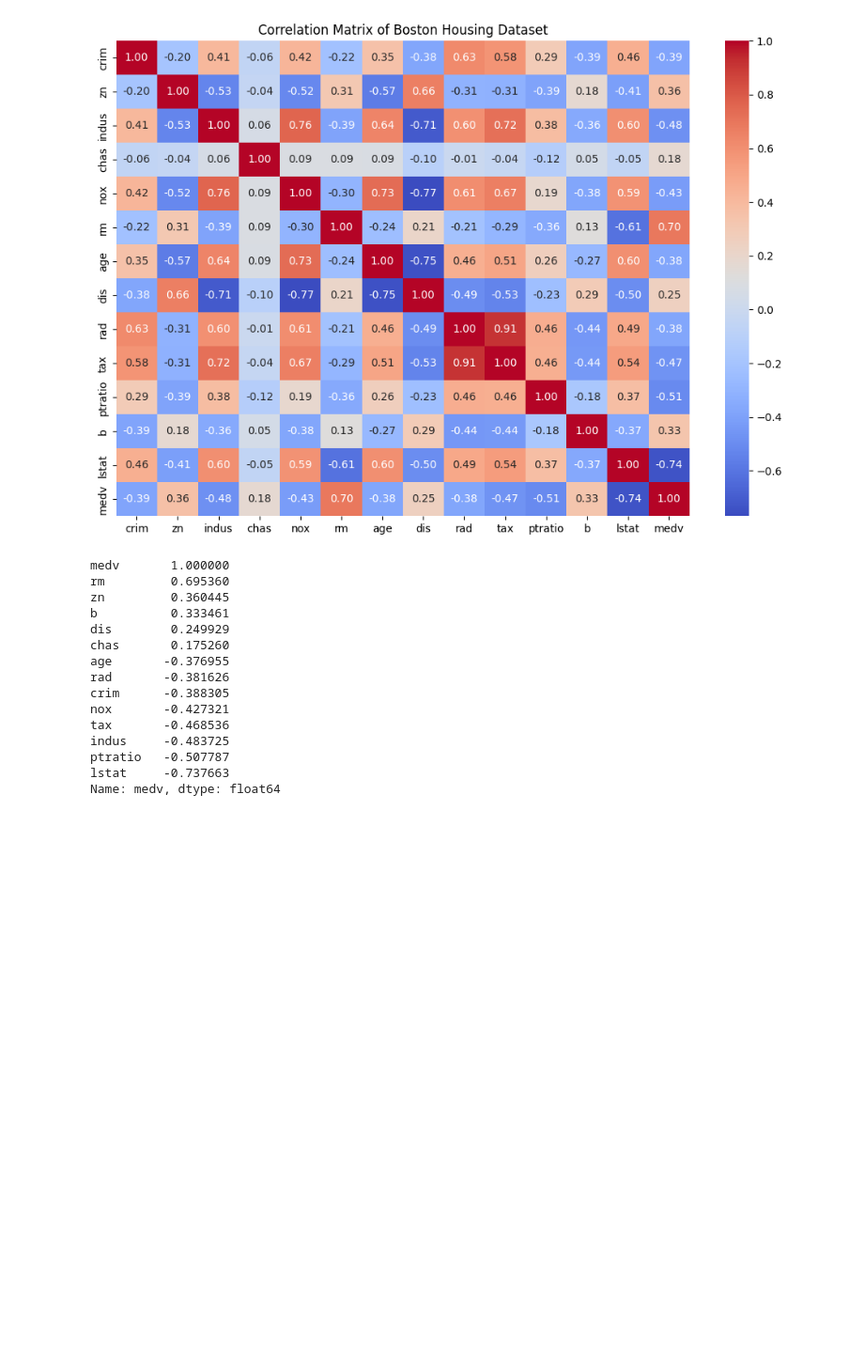
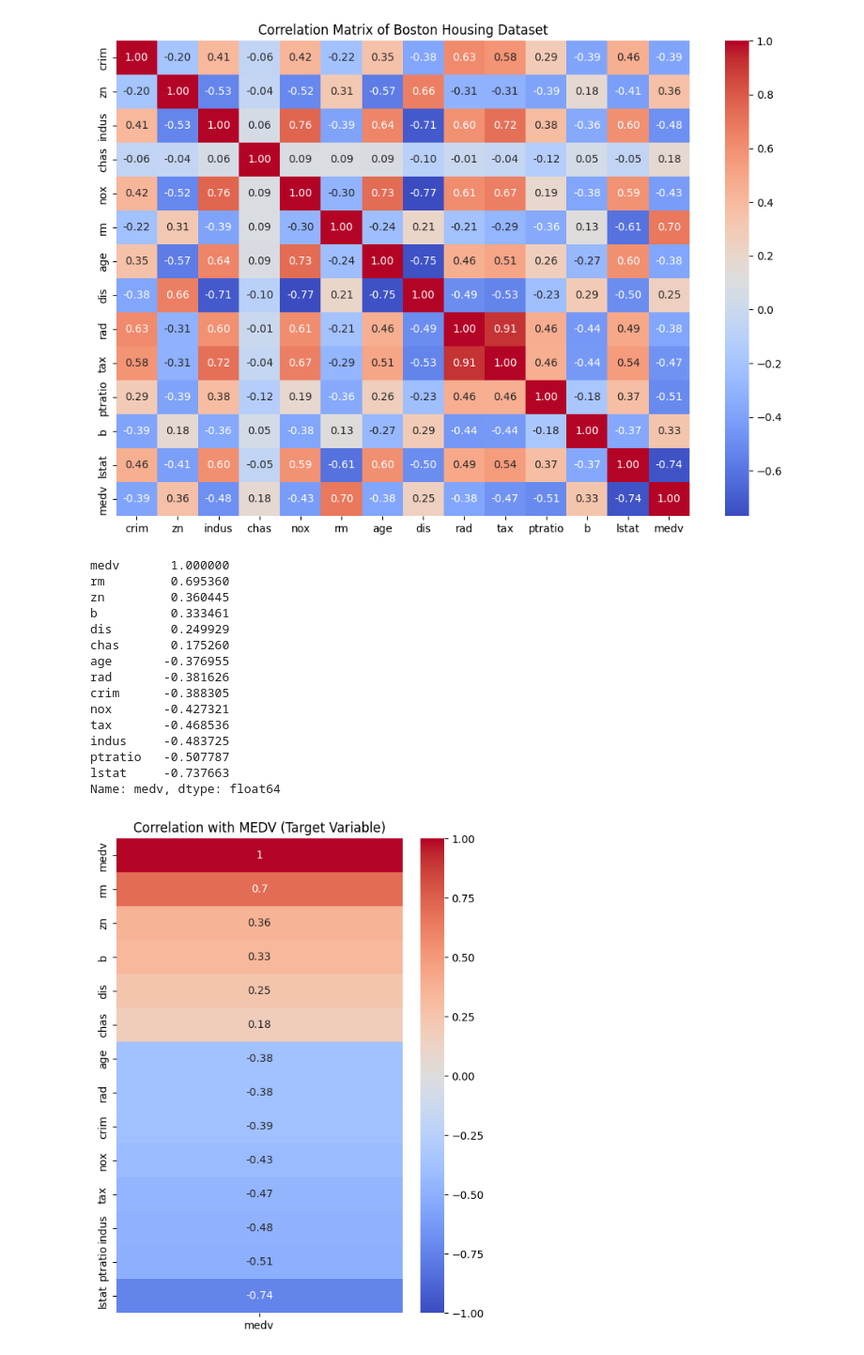
Before and after one commit to rodrigo-glez/linear-regression-boston, a Jupyter notebook: linear_regression_boston.ipynb, the cells around one changed output. Shown at 94% size. Cells and saved outputs as stored; diff of their text form; code cells hidden in the pictures; blank space fills up the shorter version.

Commit message:
Corr study update

```diff
--- a/linear_regression_boston.ipynb
+++ b/linear_regression_boston.ipynb
@@ -62,3 +62,13 @@ indus     -0.483725
 ptratio   -0.507787
 lstat     -0.737663
 Name: medv, dtype: float64
+# %%
+# Visualize correlation with target variable 'medv'
+plt.figure(figsize=(6, 8))
+corr_target = df.corr()[['medv']].sort_values(by='medv', ascending=False)
+
+sns.heatmap(corr_target, annot=True, cmap='coolwarm', vmin=-1, vmax=1)
+plt.title('Correlation with MEDV (Target Variable)')
+plt.show()
+# %% [output]
+[figure, added]
```
Also changed, not shown: parts of 1 cell of this notebook.
